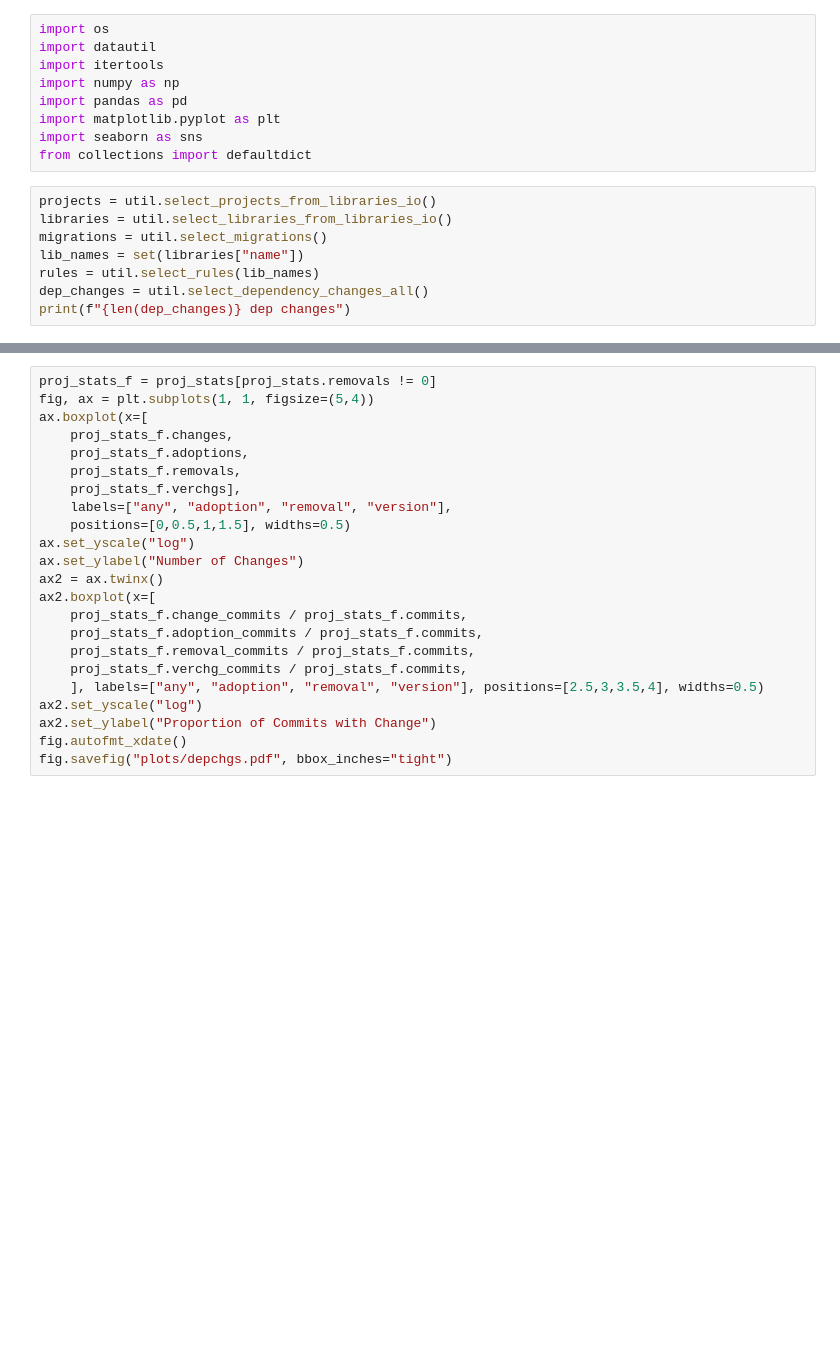
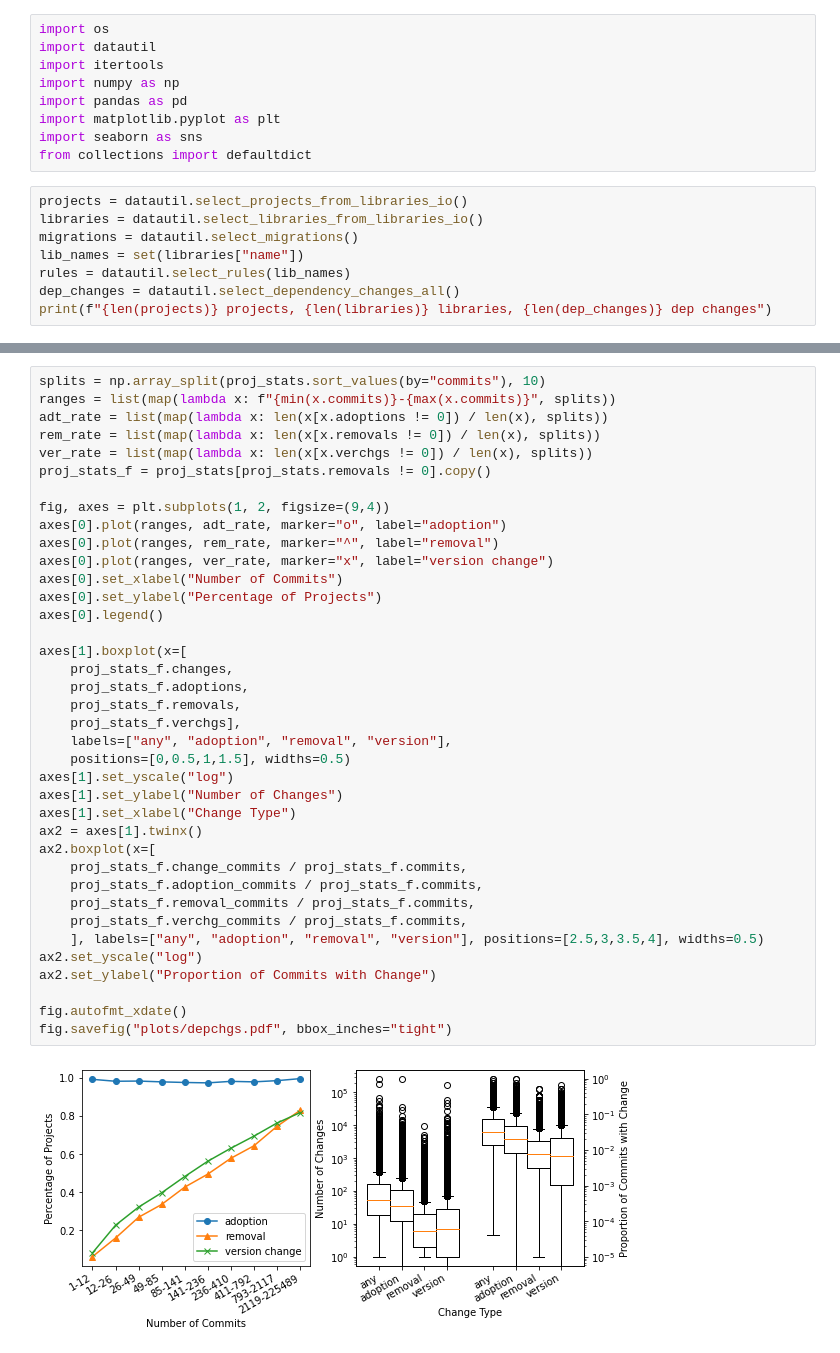
Before and after one commit to hehao98/LibraryMigration, a Jupyter notebook: plot_depchgs.ipynb, the cells around one changed output, grey strips where cells are left out. Cells and saved outputs as stored; diff of their text form; blank space fills up the shorter version.

```diff
--- a/plot_depchgs.ipynb
+++ b/plot_depchgs.ipynb
@@ -8,11 +8,11 @@ import matplotlib.pyplot as plt
 import seaborn as sns
 from collections import defaultdict
 # %%
-projects = util.select_projects_from_libraries_io()
-libraries = util.select_libraries_from_libraries_io()
-migrations = util.select_migrations()
+projects = datautil.select_projects_from_libraries_io()
+libraries = datautil.select_libraries_from_libraries_io()
+migrations = datautil.select_migrations()
 lib_names = set(libraries["name"])
-rules = util.select_rules(lib_names)
-dep_changes = util.select_dependency_changes_all()
-print(f"{len(dep_changes)} dep changes")
+rules = datautil.select_rules(lib_names)
+dep_changes = datautil.select_dependency_changes_all()
+print(f"{len(projects)} projects, {len(libraries)} libraries, {len(dep_changes)} dep changes")
 # %% [output]
@@ -65,26 +91,43 @@ print(proj_stats[proj_stats.removals != 0].commits.describe())
 # %%
-proj_stats_f = proj_stats[proj_stats.removals != 0]
-fig, ax = plt.subplots(1, 1, figsize=(5,4))
-ax.boxplot(x=[
+splits = np.array_split(proj_stats.sort_values(by="commits"), 10)
+ranges = list(map(lambda x: f"{min(x.commits)}-{max(x.commits)}", splits))
+adt_rate = list(map(lambda x: len(x[x.adoptions != 0]) / len(x), splits))
+rem_rate = list(map(lambda x: len(x[x.removals != 0]) / len(x), splits))
+ver_rate = list(map(lambda x: len(x[x.verchgs != 0]) / len(x), splits))
+proj_stats_f = proj_stats[proj_stats.removals != 0].copy()
+
+fig, axes = plt.subplots(1, 2, figsize=(9,4))
+axes[0].plot(ranges, adt_rate, marker="o", label="adoption")
+axes[0].plot(ranges, rem_rate, marker="^", label="removal")
+axes[0].plot(ranges, ver_rate, marker="x", label="version change")
+axes[0].set_xlabel("Number of Commits")
+axes[0].set_ylabel("Percentage of Projects")
+axes[0].legend()
+
+axes[1].boxplot(x=[
     proj_stats_f.changes,
     proj_stats_f.adoptions,
     proj_stats_f.removals,
     proj_stats_f.verchgs],
     labels=["any", "adoption", "removal", "version"],
     positions=[0,0.5,1,1.5], widths=0.5)
-ax.set_yscale("log")
-ax.set_ylabel("Number of Changes")
-ax2 = ax.twinx()
+axes[1].set_yscale("log")
+axes[1].set_ylabel("Number of Changes")
+axes[1].set_xlabel("Change Type")
+ax2 = axes[1].twinx()
 ax2.boxplot(x=[
     proj_stats_f.change_commits / proj_stats_f.commits,
     proj_stats_f.adoption_commits / proj_stats_f.commits,
     proj_stats_f.removal_commits / proj_stats_f.commits,
     proj_stats_f.verchg_commits / proj_stats_f.commits,
     ], labels=["any", "adoption", "removal", "version"], positions=[2.5,3,3.5,4], widths=0.5)
 ax2.set_yscale("log")
 ax2.set_ylabel("Proportion of Commits with Change")
+
 fig.autofmt_xdate()
 fig.savefig("plots/depchgs.pdf", bbox_inches="tight")
+# %% [output]
+[figure, added]
 # %%
 proj_stats_f["commit_portion_c"] = proj_stats_f.change_commits / proj_stats_f.commits
 proj_stats_f["commit_portion_a"] = proj_stats_f.adoption_commits / proj_stats_f.commits
```
Also changed, not shown: parts of 22 cells of this notebook, 5 other files.
